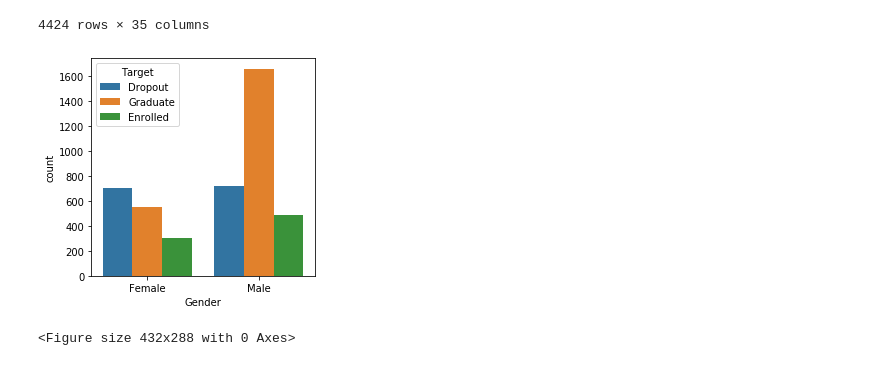
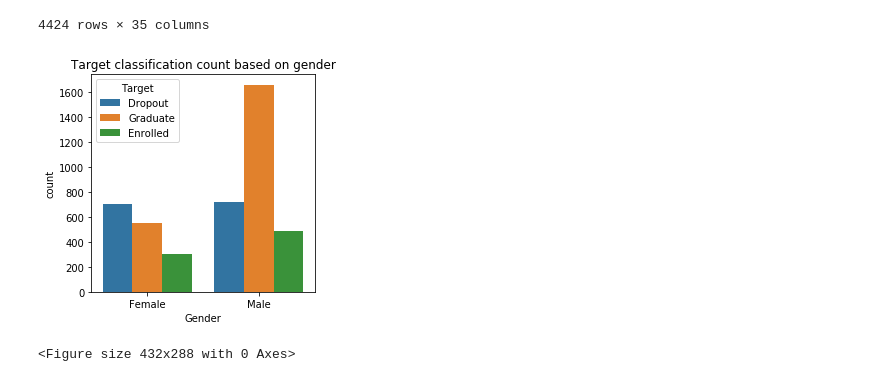
Before and after one commit to mlister3/Student_Success_Predictors, a Jupyter notebook: Datascript.ipynb, the cells around one changed output. Cells and saved outputs as stored; diff of their text form; code cells hidden in the pictures.

```diff
--- a/Datascript.ipynb
+++ b/Datascript.ipynb
@@ -151,11 +151,12 @@ Student_data
 # %%
 plt.figure(figsize=(4,4))
 sns.countplot(data=Student_data, x='Gender', hue='Target')
+plt.title('Target classification count based on gender')
 plt.xticks(ticks=[0, 1], labels=['Female', 'Male'])
 
 plt.show()
 # %% [output]
-[figure, old version]
+[figure, new version]
 # %%
 plt.savefig("Images/Gender_distribution.png")
 # %% [output]
```
